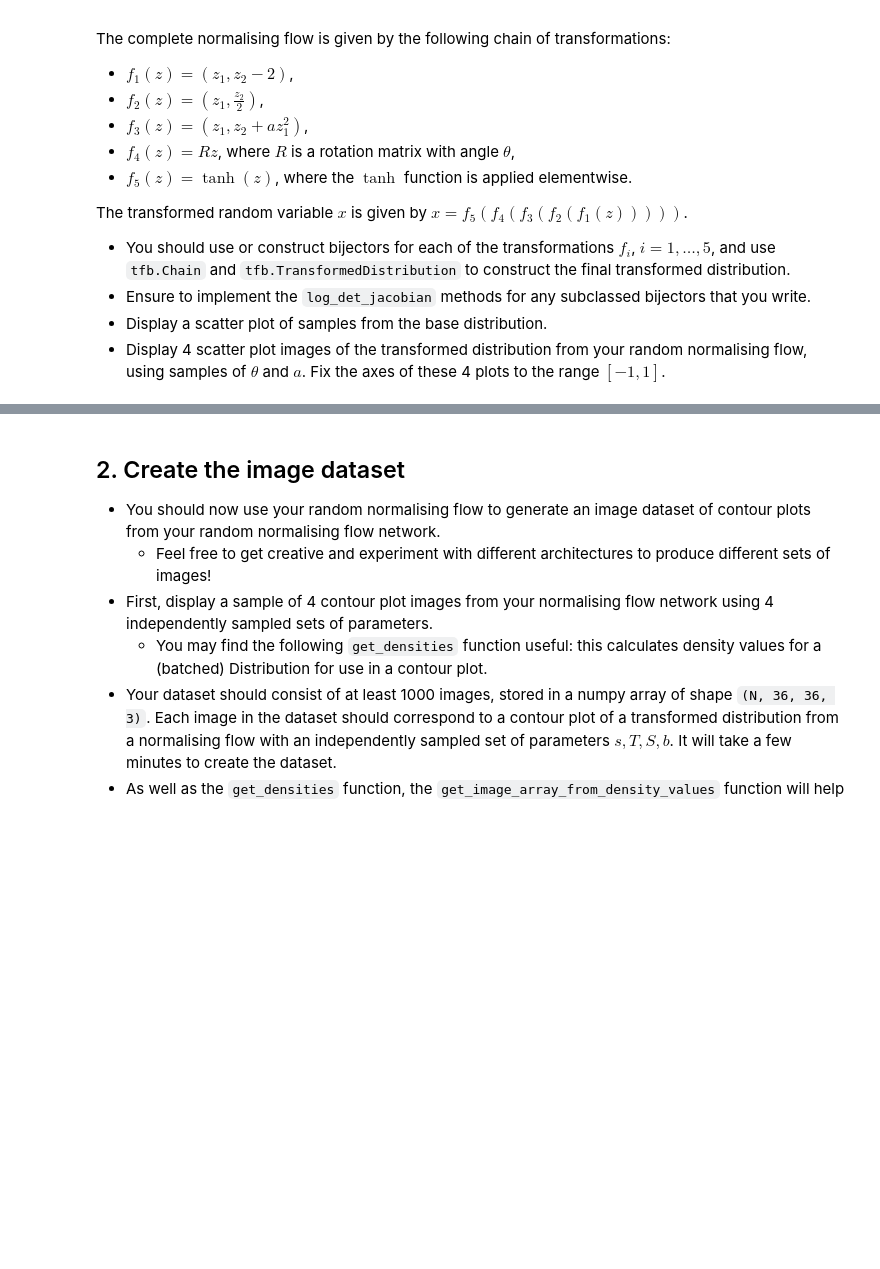
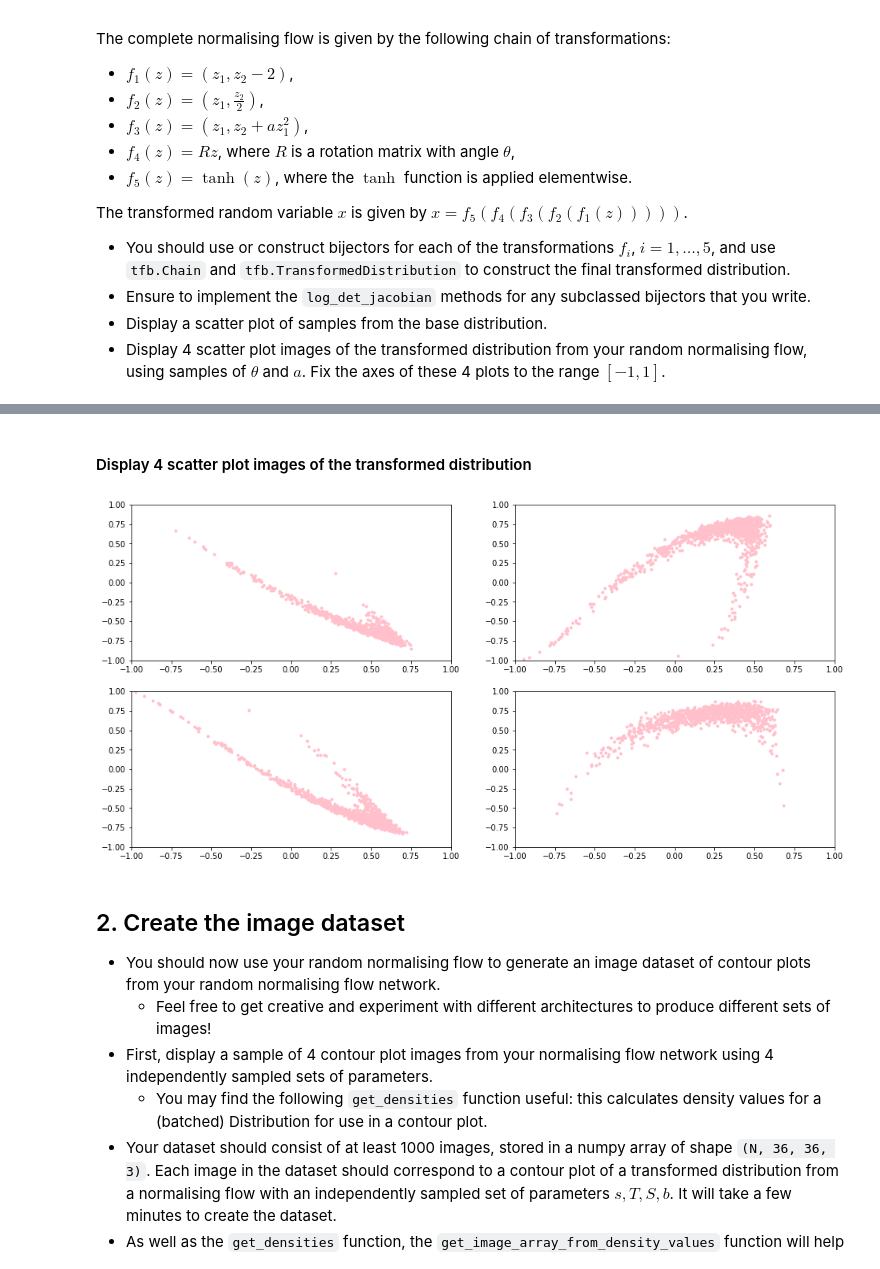
Before and after one commit to gowrishankarin/data_science, a Jupyter notebook: coursera/tf2_4_dl/c3_probabilistic_dl/w05/icl_c3_w5_project.ipynb, the cells around one changed output, grey strips where cells are left out. Saved outputs shown, nothing was run; the diff lists cells and outputs as text; code cells hidden in the pictures; blank space fills up the shorter version.

```diff
--- a/coursera/tf2_4_dl/c3_probabilistic_dl/w05/icl_c3_w5_project.ipynb
+++ b/coursera/tf2_4_dl/c3_probabilistic_dl/w05/icl_c3_w5_project.ipynb
@@ -48,3 +156,21 @@ The transformed random variable $x$ is given by $x = f_5(f_4(f_3(f_2(f_1(z)))))$
+# %% [markdown]
+#### Display 4 scatter plot images of the transformed distribution
+# %%
+_, axs = plt.subplots(2, 2, figsize=(16, 8))
+row = 0
+for i in np.arange(4):
+    transformed_dist = get_transformed_dist(base_dist)
+    img = transformed_dist.sample(1000)
+    ax = axs[row, i%2]
+    ax.set_xlim(-1, 1)
+    ax.set_ylim(-1, 1)
+    ax.scatter(img[:,0], img[:,1], marker='.', color="pink")
+
+    if(i % 2 == 1):
+        row += 1
+plt.show()
+# %% [output]
+[figure, added]
 # %% [markdown]
 ## 2. Create the image dataset
 * You should now use your random normalising flow to generate an image dataset of contour plots from your random normalising flow network.
```
Also changed, not shown: parts of 37 cells of this notebook.
